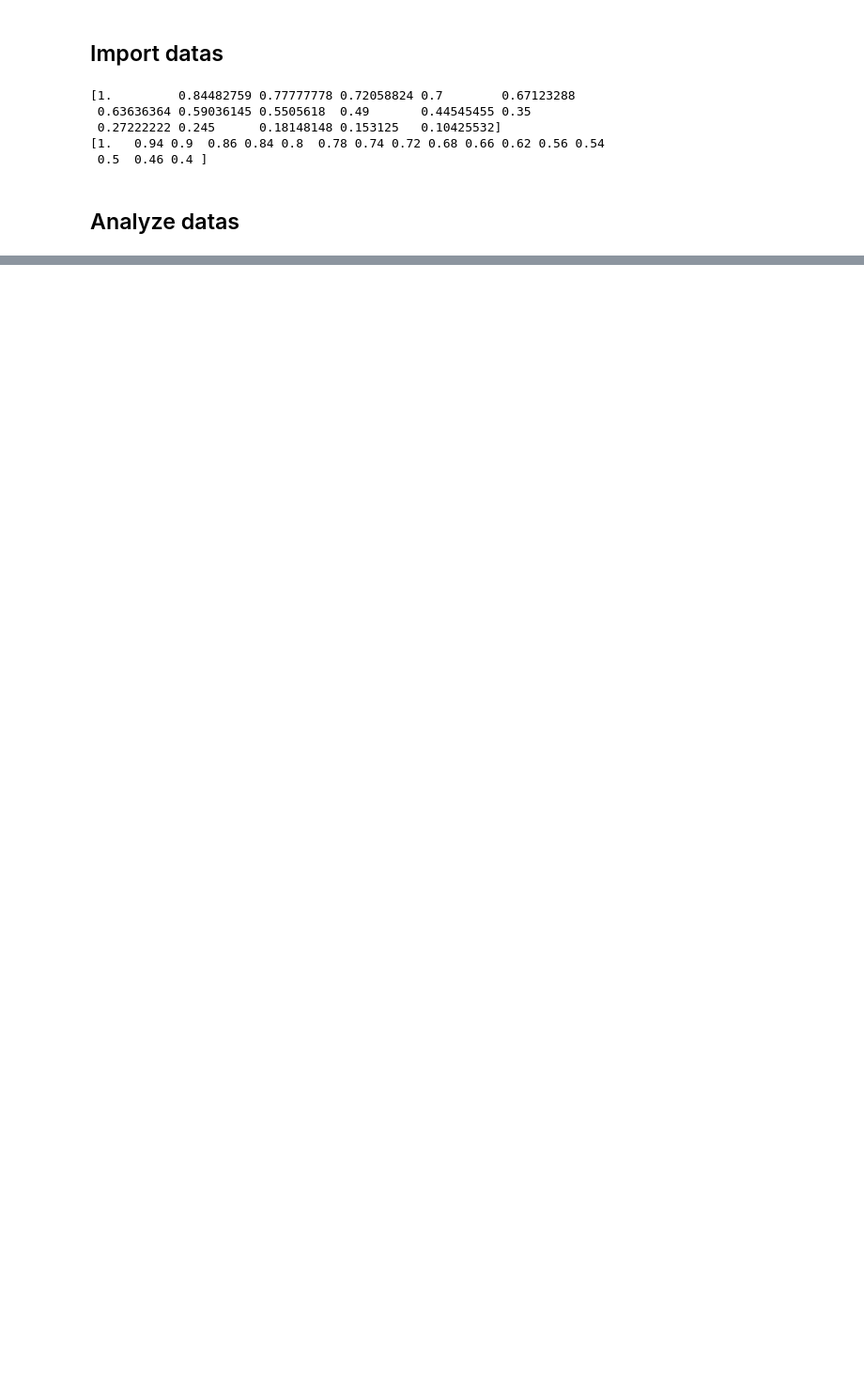
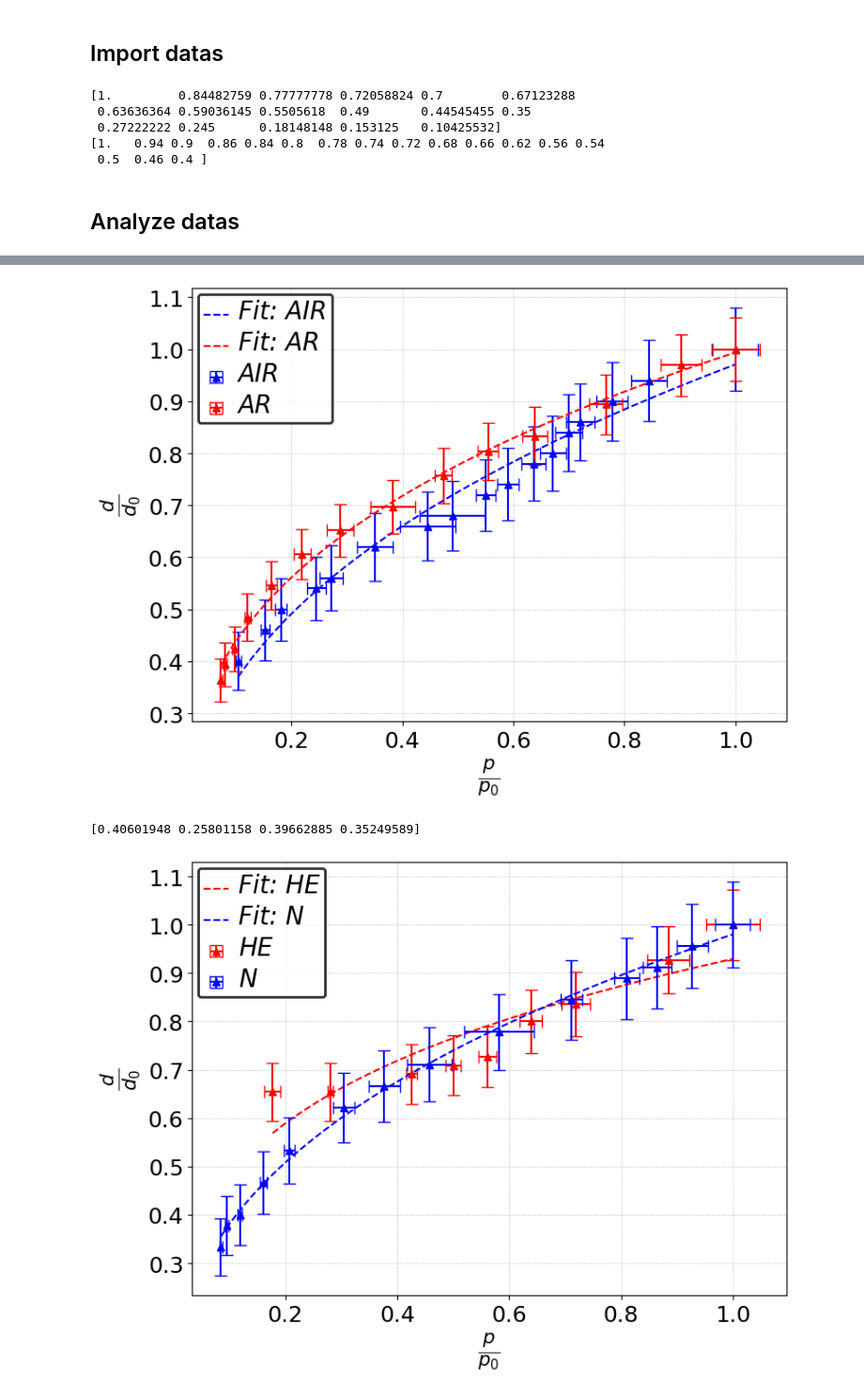
Before and after one commit to ferocitoo/TP3, a Jupyter notebook: TP_Plasma/Striations.ipynb, the cells around one changed output, grey strips where cells are left out. Shown: that part at 94% size. Cells and saved outputs as stored; diff of their text form; code cells hidden in the pictures; blank space fills up the shorter version.

```diff
--- a/TP_Plasma/Striations.ipynb
+++ b/TP_Plasma/Striations.ipynb
@@ -31,13 +33,16 @@ import pandas as pd
 # %%
 #import datas
 Gases = ['AIR', 'HE', 'N','AR']
-d_error = 0.5
 
 d0 = np.array([5,5.5,4.5,6.6])
 p0 = np.array([4.9e-2,2.3e-1,6.4e-2,4.6e-2])
 
 ps = [[] for i in range(len(Gases))]
 ds = [[] for i in range(len(Gases))]
+ps_error = [[] for i in range(len(Gases))]
+ds_error = [[] for i in range(len(Gases))]
+d_error = 0.2
+p0_error = [0.1e-2,0.1e-2,0.1e-2,0.1e-2]
 
 for g,gas in enumerate(Gases):
     data = pd.read_csv(f'/workspaces/TP3/TP_Plasma/Datas/d_{gas}.csv', sep=';', decimal='.', header=1, usecols=[0, 1])
@@ -45,8 +50,16 @@ for g,gas in enumerate(Gases):
     p = data.iloc[:, 0].values
     d = data.iloc[:, 1].values
 
+    p_error = np.zeros(len(p))
+    for i in range(len(p)):
+        exposant = int(math.floor(math.log10(abs(p[i]))))
+        p_error[i] = 0.1*10**(exposant)
     ps[g] = p0[g]/p
     ds[g] = d/d0[g]
+    ps_error[g] = 1/p * p0_error[g] + p0[g] / p**2 * p_error
+
+    ds_error[g] = 1/d0[g] * d_error + d / d0[g]**2 * d_error
+
 
 print(ps[0])
 print(ds[0])
@@ -99,0 +74,57 @@ plt.show()
+# %%
+m = np.zeros(len(Gases))
+
+# Plot 1: AIR et AR
+ax1, fig1 = u.create_figure_and_apply_format((8, 6), xlabel=r"$\frac{p}{p_0}$", ylabel=r"$\frac{d}{d_0}$")
+for g, color in zip([0, 3], ['blue', 'red']):  # Indices pour AIR et AR avec couleurs bleu et rouge
+    p = ps[g]
+    d = ds[g]
+    p_error = ps_error[g]
+    d_error = ds_error[g]
+    ax1.errorbar(p, d, xerr=p_error, yerr=d_error, fmt='^', label=Gases[g], capsize=5, color=color)
+
+    ax1.grid(axis="both")
+
+    popt, pcov = curve_fit(fit, p, d, p0=[1e-1, 40])
+
+    p_fit = np.linspace(min(p), max(p), 100)
+    d_fit = fit(p_fit, *popt)
+
+    ax1.plot(p_fit, d_fit, linestyle='--', label=f'Fit: {Gases[g]}', color=color)
+
+    m[g] = popt[0]
+
+u.set_legend_properties(ax1, loc="upper left")
+plt.grid(True, which="both", linestyle="--", linewidth=0.5, alpha=0.7)
+plt.savefig('/workspaces/TP3/TP_Plasma/Figures/stri_air_ar.pdf')
+plt.show()
+
+# Plot 2: HE et N
+ax2, fig2 = u.create_figure_and_apply_format((8, 6), xlabel=r"$\frac{p}{p_0}$", ylabel=r"$\frac{d}{d_0}$")
+for g, color in zip([1, 2], ['red', 'blue']):  # Indices pour HE et N avec couleurs bleu et rouge
+    p = ps[g]
+    d = ds[g]
+    p_error = ps_error[g]
+    d_error = ds_error[g]
+    ax2.errorbar(p, d, xerr=p_error, yerr=d_error, fmt='^', label=Gases[g], capsize=5, color=color)
+
+    ax2.grid(axis="both")
+
+    popt, pcov = curve_fit(fit, p, d, p0=[1e-1, 40])
+
+    p_fit = np.linspace(min(p), max(p), 100)
+    d_fit = fit(p_fit, *popt)
+
+    ax2.plot(p_fit, d_fit, linestyle='--', label=f'Fit: {Gases[g]}', color=color)
+
+    m[g] = popt[0]
+
+u.set_legend_properties(ax2, loc="upper left")
+plt.grid(True, which="both", linestyle="--", linewidth=0.5, alpha=0.7)
+plt.savefig('/workspaces/TP3/TP_Plasma/Figures/stri_he_n.pdf')
+print(m)
+plt.show()
+# %% [output]
+[figure, added]
+[0.40601948 0.25801158 0.39662885 0.35249589]
+[figure, added]
```
Also changed, not shown: parts of 2 cells of this notebook.
